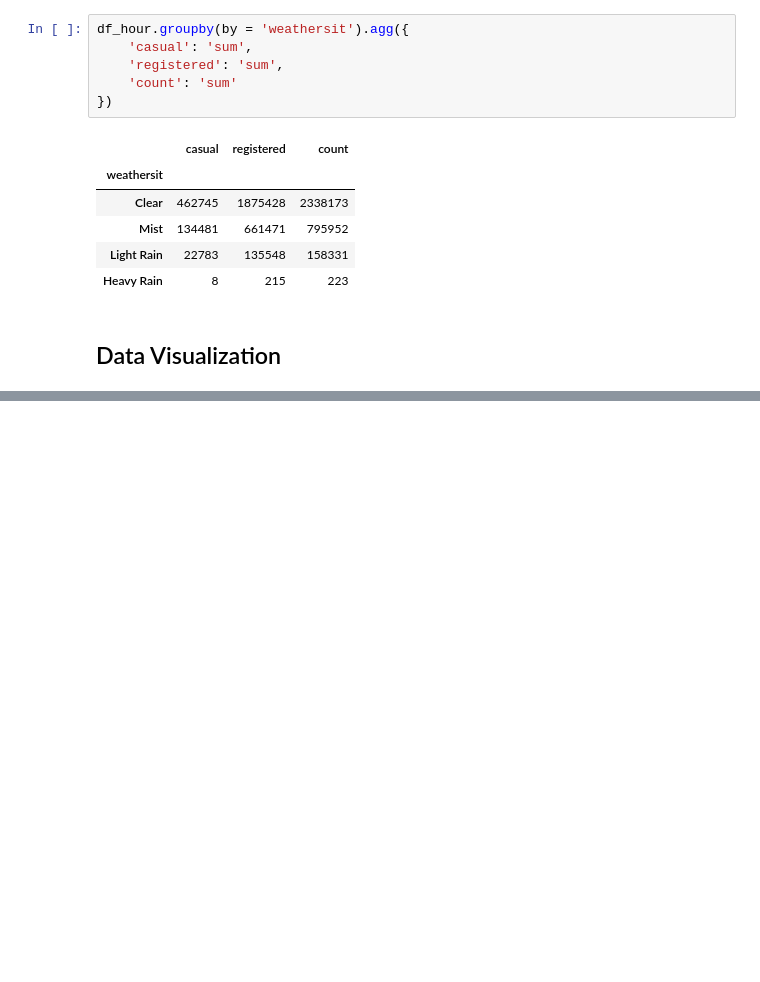
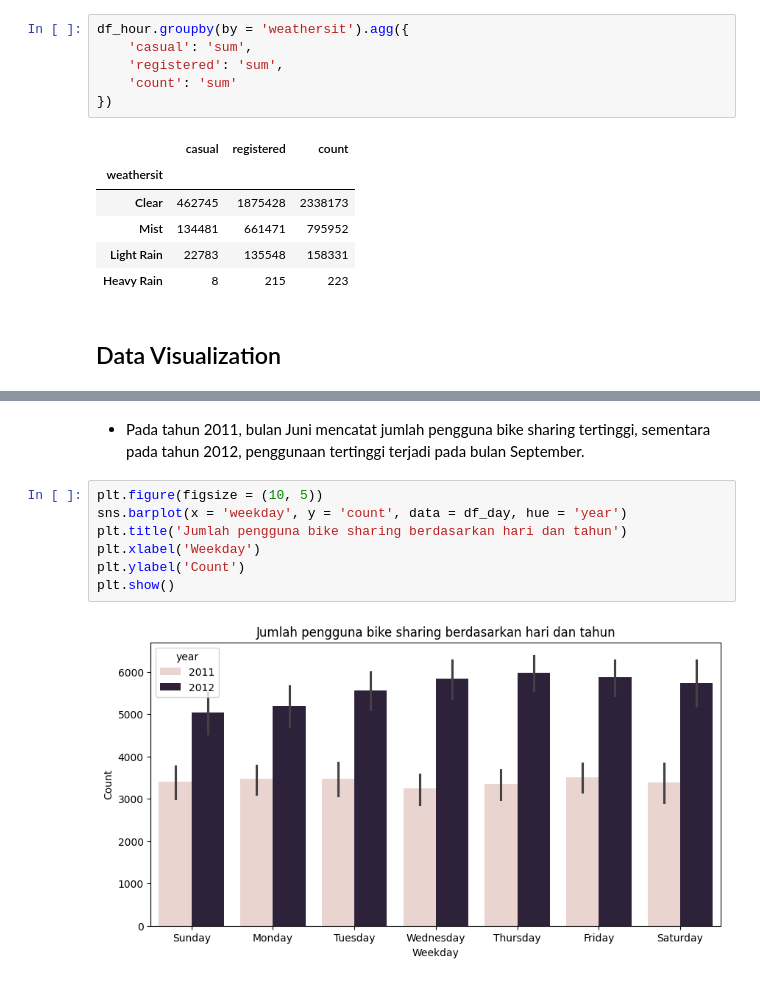
Before and after one commit to RizkiLaksanaPutra/Bike-Sharing-EDA, a Jupyter notebook: notebook.ipynb, the cells around one changed output, grey strips where cells are left out. Saved outputs shown, nothing was run; the diff lists cells and outputs as text; blank space fills up the shorter version.

```diff
--- a/notebook.ipynb
+++ b/notebook.ipynb
@@ -471,0 +520,11 @@ plt.show()
+# %% [markdown]
+- Pada tahun 2011, bulan Juni mencatat jumlah pengguna bike sharing tertinggi, sementara pada tahun 2012, penggunaan tertinggi terjadi pada bulan September.
+# %%
+plt.figure(figsize = (10, 5))
+sns.barplot(x = 'weekday', y = 'count', data = df_day, hue = 'year')
+plt.title('Jumlah pengguna bike sharing berdasarkan hari dan tahun')
+plt.xlabel('Weekday')
+plt.ylabel('Count')
+plt.show()
+# %% [output]
+[figure, added]
```
Also changed, not shown: parts of 40 cells of this notebook, 1 other file.
